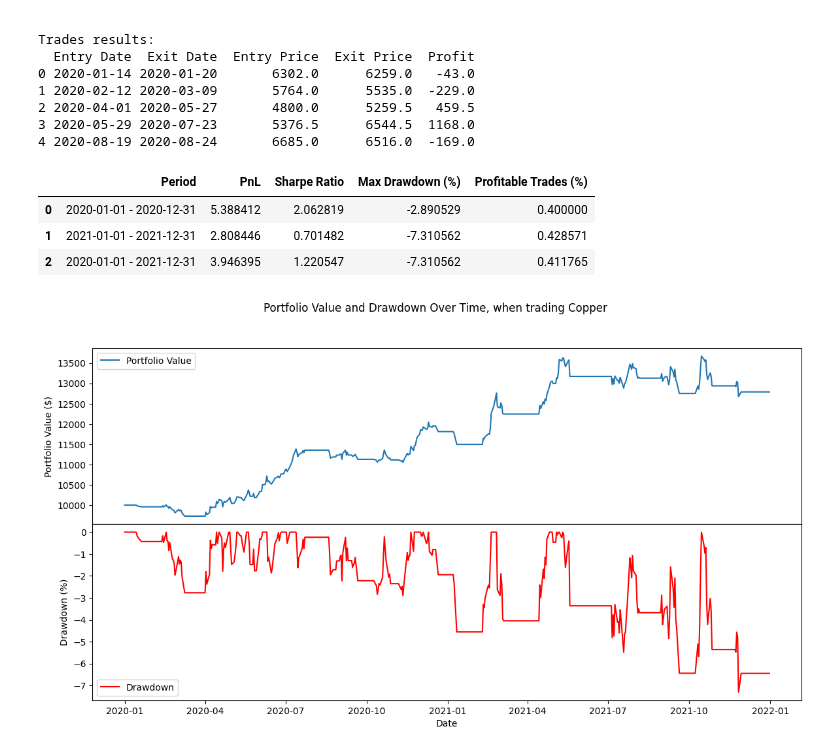
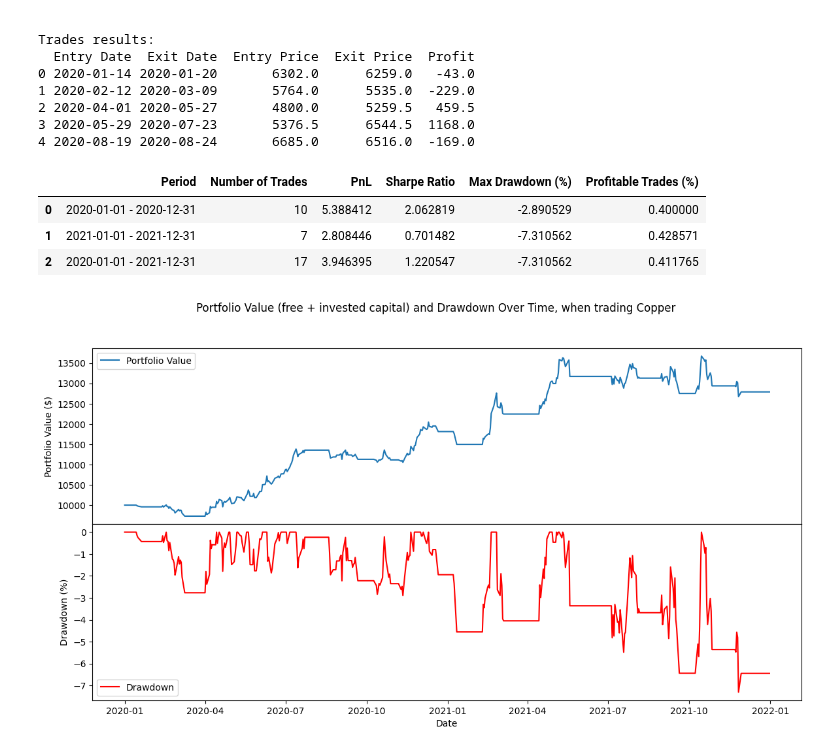
Before and after one commit to elena-faillace/OilDesk-Intern-Assessment, a Jupyter notebook: solutions/question4.ipynb, the cells around one changed output. Drawn from its saved outputs; the diff is of its cells as text; code cells hidden in the pictures.

Commit message:
added number of trades and handled case with 0 trades

```diff
--- a/solutions/question4.ipynb
+++ b/solutions/question4.ipynb
@@ -219,8 +219,19 @@ def calculate_PnL(df):
     n_loss_trades = len(df[df['Profit'] < 0])
     total_profit = df[df['Profit'] > 0]['Profit'].sum()
     total_loss = -df[df['Profit'] < 0]['Profit'].sum()
-    PnL = (total_profit/n_profitable_trades) / (total_loss/n_loss_trades)
-    return PnL
+    # Case only profitable trades
+    if (n_profitable_trades != 0) & (n_loss_trades == 0):
+        return np.inf
+    # Case only loss trades
+    elif (n_profitable_trades == 0) & (n_loss_trades != 0):
+        return -np.inf
+    # Case no trades
+    elif (n_profitable_trades == 0) & (n_loss_trades == 0):
+        return None
+    # Standard case
+    else:
+        PnL = (total_profit/n_profitable_trades) / (total_loss/n_loss_trades)
+        return PnL
 
 def calculate_perc_profitable_trades(df):
     """Calculate the percentage of profitable trades.
@@ -229,8 +240,12 @@ def calculate_perc_profitable_trades(df):
     """
     n_profitable_trades = len(df[df['Profit'] > 0])
     n_loss_trades = len(df[df['Profit'] < 0])
-    perc_profitable_trades = n_profitable_trades / (n_profitable_trades + n_loss_trades)
-    return perc_profitable_trades
+    # Case of no trades
+    if n_profitable_trades + n_loss_trades == 0:
+        return None
+    else:
+        perc_profitable_trades = n_profitable_trades / (n_profitable_trades + n_loss_trades)
+        return perc_profitable_trades
 
 def calculate_sharpe_ratio(df):
     """Calculate the Sharpe ratio.
@@ -239,8 +254,12 @@ def calculate_sharpe_ratio(df):
     """
     avg_daily_returns = df['Daily Returns'].mean()
     std_daily_returns = df['Daily Returns'].std()
-    sharpe_ratio  = (avg_daily_returns / std_daily_returns) * np.sqrt(252)
-    return sharpe_ratio
+    # Case of no invested capital
+    if std_daily_returns == 0:
+        return None
+    else:
+        sharpe_ratio  = (avg_daily_returns / std_daily_returns) * np.sqrt(252)
+        return sharpe_ratio
 
 def calculate_drawdown(df):
     """Calculate the drawdown of the portfolio over time (percentage).
@@ -269,13 +288,14 @@ periods = [
     ('2021-01-01', '2021-12-31'),
     ('2020-01-01', '2021-12-31')
 ]
-PnLs, sharpe_ratios, max_drawdowns, perc_profitable_trades = [], [], [], []
+n_trades, PnLs, sharpe_ratios, max_drawdowns, perc_profitable_trades = [], [], [], [], []
 # Calculate the performance metrics for each period
 for start_date, end_date in periods:
     # Select the data for a period
     sel_df_simulation = df_simulation[(df_simulation['Date'] >= start_date) & (df_simulation['Date'] <= end_date)]
     sel_df_trades = df_trades[(df_trades['Entry Date'] >= start_date) & (df_trades['Exit Date'] <= end_date)]
     # Calculate the performance metrics
+    n_trades.append(len(sel_df_trades))
     PnLs.append(calculate_PnL(sel_df_trades))
     sharpe_ratios.append(calculate_sharpe_ratio(sel_df_simulation))
     max_drawdowns.append(calculate_max_drawdown(sel_df_simulation))
@@ -284,6 +304,7 @@ for start_date, end_date in periods:
 # Create a DataFrame with the performance metrics
 df_performance = pd.DataFrame({
     'Period': [f'{start} - {end}' for start, end in periods],
+    'Number of Trades': n_trades,
     'PnL': PnLs,
     'Sharpe Ratio': sharpe_ratios,
     'Max Drawdown (%)': max_drawdowns,
@@ -297,10 +318,10 @@ df_performance.to_csv('tables/performance_metrics.csv', index=False)
 
 df_performance
 # %% [output]
-|  | Period | PnL | Sharpe Ratio | Max Drawdown (%) | Profitable Trades (%) |
-| 0 | 2020-01-01 - 2020-12-31 | 5.388412 | 2.062819 | -2.890529 | 0.400000 |
-| 1 | 2021-01-01 - 2021-12-31 | 2.808446 | 0.701482 | -7.310562 | 0.428571 |
-| 2 | 2020-01-01 - 2021-12-31 | 3.946395 | 1.220547 | -7.310562 | 0.411765 |
+|  | Period | Number of Trades | PnL | Sharpe Ratio | Max Drawdown (%) | Profitable Trades (%) |
+| 0 | 2020-01-01 - 2020-12-31 | 10 | 5.388412 | 2.062819 | -2.890529 | 0.400000 |
+| 1 | 2021-01-01 - 2021-12-31 | 7 | 2.808446 | 0.701482 | -7.310562 | 0.428571 |
+| 2 | 2020-01-01 - 2021-12-31 | 17 | 3.946395 | 1.220547 | -7.310562 | 0.411765 |
 # %%
 # Save the simulation results and its performance metrics
 df_simulation.to_csv('tables/simulation_results.csv', index=False)
@@ -309,19 +330,19 @@ df_performance.to_csv('tables/performance_metrics.csv', index=False)
 # %%
 # Visualise the Drawdown over time
 fig = plt.figure(figsize=(14, 7))
-fig.suptitle('Portfolio Value and Drawdown Over Time, when trading Copper')
+fig.suptitle('Portfolio Value (free + invested capital) and Drawdown Over Time, when trading Copper')
 grid = fig.add_gridspec(nrows=2, ncols=1, hspace=0)
 
 ax = fig.add_subplot(grid[0, 0])
 ax.plot(df_simulation['Date'], df_simulation['Free Capital'] + df_simulation['Invested Capital'], label='Portfolio Value')
 ax.set_ylabel('Portfolio Value ($)')
 ax.legend(loc='upper left')
 
 ax = fig.add_subplot(grid[1, 0])
 ax.plot(df_simulation['Date'], df_simulation['Drawdown'], label='Drawdown', color='red')
 ax.set_ylabel('Drawdown (%)')
 ax.set_xlabel('Date')
 ax.legend(loc='lower left')
 plt.show()
 # %% [output]
-[figure, old version]
+[figure, new version]
```
Also changed, not shown: parts of 1 cell of this notebook, 1 other file.
